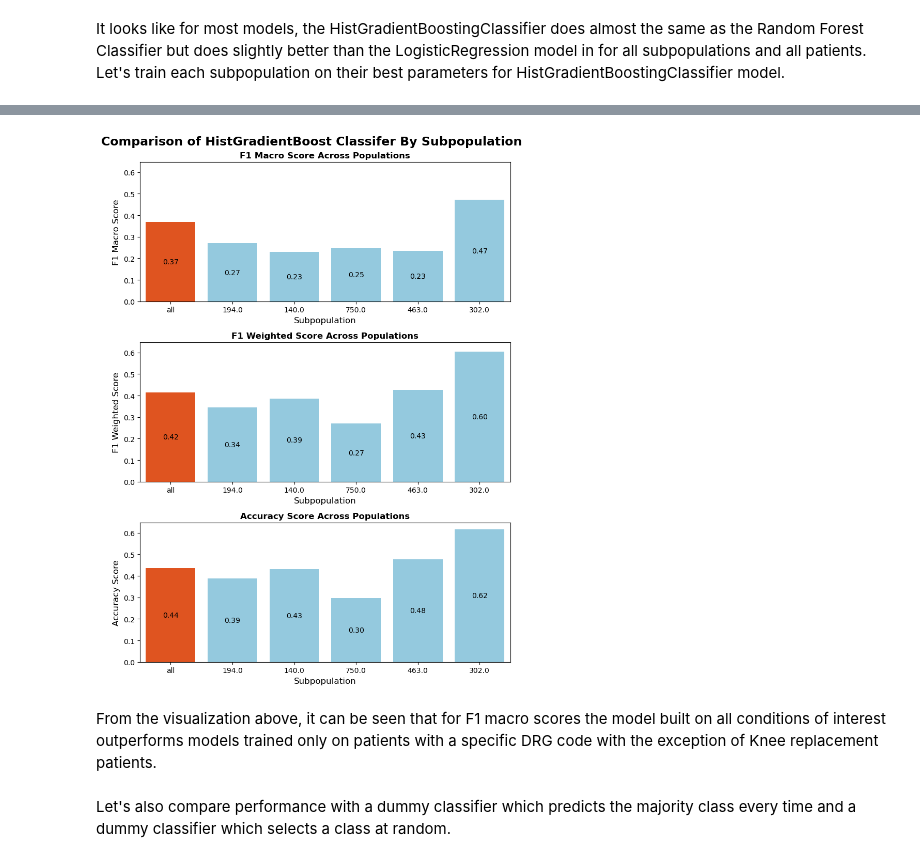
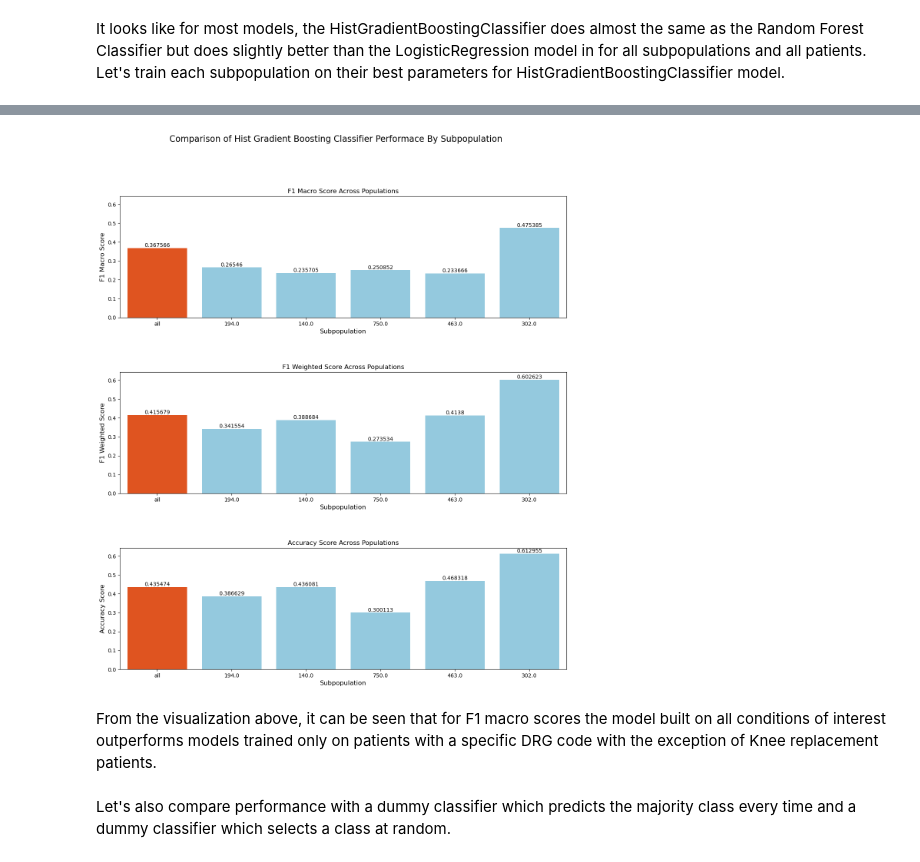
Before and after one commit to srilekha-sikhinam/medficient, a Jupyter notebook: notebooks/Total Cost Classification Model.ipynb, the cells around one changed output, grey strips where cells are left out. Cells and saved outputs as stored; diff of their text form; code cells hidden in the pictures.

```diff
--- a/notebooks/Total Cost Classification Model.ipynb
+++ b/notebooks/Total Cost Classification Model.ipynb
@@ -116,8 +70,8 @@ print("Maximum Total Cost:", maxcost)
 
 #Bin the data by length of stay ranges
 bins = [1, 5000, 10000, 15000, 20000, 30000, 50000, 1250000]
-labels = ['1 - 5,000', '5,001 - 10,000', '10,001 - 15,000', '15,001 - 20,000'
-          , '20,001 - 30,000', '30,001 - 50,000', '50,001 - 1,250,000']
+labels = ['1 - 5000', '5001 - 10000', '10001 - 15000', '15001 - 20000'
+          , '20001 - 30000', '30001 - 50000', '50001 - 1250000']
 
 all_patient_df_bins = all_patient_df.copy()
 all_patient_df_bins['Total Costs Bin'] = pd.cut(x = all_patient_df_bins['Total Costs'],
@@ -824,34 +785,33 @@ final_results_df.to_csv('data/HGB_Subpop_Scores.csv')
 # %%
 #Visualize the results
 #Build visualization comparing random forest model performance of all populations
 colors = ['orangered' if (x == 'all') else 'skyblue' for x in final_results_df['Population'].values]
 
-fig, axes = plt.subplots(3, 1, figsize=(8, 11), sharey=True)
+fig, axes = plt.subplots(3, 1, figsize=(15, 16), sharey=True)
 fig.subplots_adjust(hspace=0.45, wspace=0.25)
-fig.suptitle('Comparison of HistGradientBoost Classifer By Subpopulation', fontsize=17, weight='bold')
+fig.suptitle('Comparison of Hist Gradient Boosting Classifier Performace By Subpopulation', fontsize=16)
 
 sns.barplot(ax=axes[0], x=final_results_df['Population'], y=final_results_df['F1_score_macro'], palette=colors)
 axes[0].set_xlabel('Subpopulation', fontsize=12)
 axes[0].set_ylabel('F1 Macro Score', fontsize=12)
-axes[0].bar_label(axes[0].containers[0], label_type='center',fmt='%.2f')
-axes[0].set_title('F1 Macro Score Across Populations', fontsize=12, weight='bold')
+axes[0].bar_label(axes[0].containers[0])
+axes[0].set_title('F1 Macro Score Across Populations')
 
 sns.barplot(ax=axes[1], x=final_results_df['Population'], y=final_results_df['F1_score_weighted'], palette=colors)
 axes[1].set_xlabel('Subpopulation', fontsize=12)
 axes[1].set_ylabel('F1 Weighted Score', fontsize=12)
-axes[1].bar_label(axes[1].containers[0], label_type='center',fmt='%.2f')
-axes[1].set_title('F1 Weighted Score Across Populations', fontsize=12, weight='bold')
+axes[1].bar_label(axes[1].containers[0])
+axes[1].set_title('F1 Weighted Score Across Populations')
 
 sns.barplot(ax=axes[2], x=final_results_df['Population'], y=final_results_df['Accuracy Score'], palette=colors)
 axes[2].set_xlabel('Subpopulation', fontsize=12)
 axes[2].set_ylabel('Accuracy Score', fontsize=12)
-axes[2].bar_label(axes[2].containers[0], label_type='center', fmt='%.2f')
-axes[2].set_title('Accuracy Score Across Populations', fontsize=12, weight='bold')
+axes[2].bar_label(axes[2].containers[0])
+axes[2].set_title('Accuracy Score Across Populations')
 
-plt.tight_layout()
 plt.savefig('data/visualizations/Cost_Performance_HistGBC.png')
 # %% [output]
-[figure, old version]
+[figure, new version]
 # %% [markdown]
 From the visualization above, it can be seen that for F1 macro scores the model built on all conditions of interest outperforms models trained only on patients with a specific DRG code with the exception of Knee replacement patients.
 <br /><br />
```
Also changed, not shown: parts of 24 cells of this notebook.
